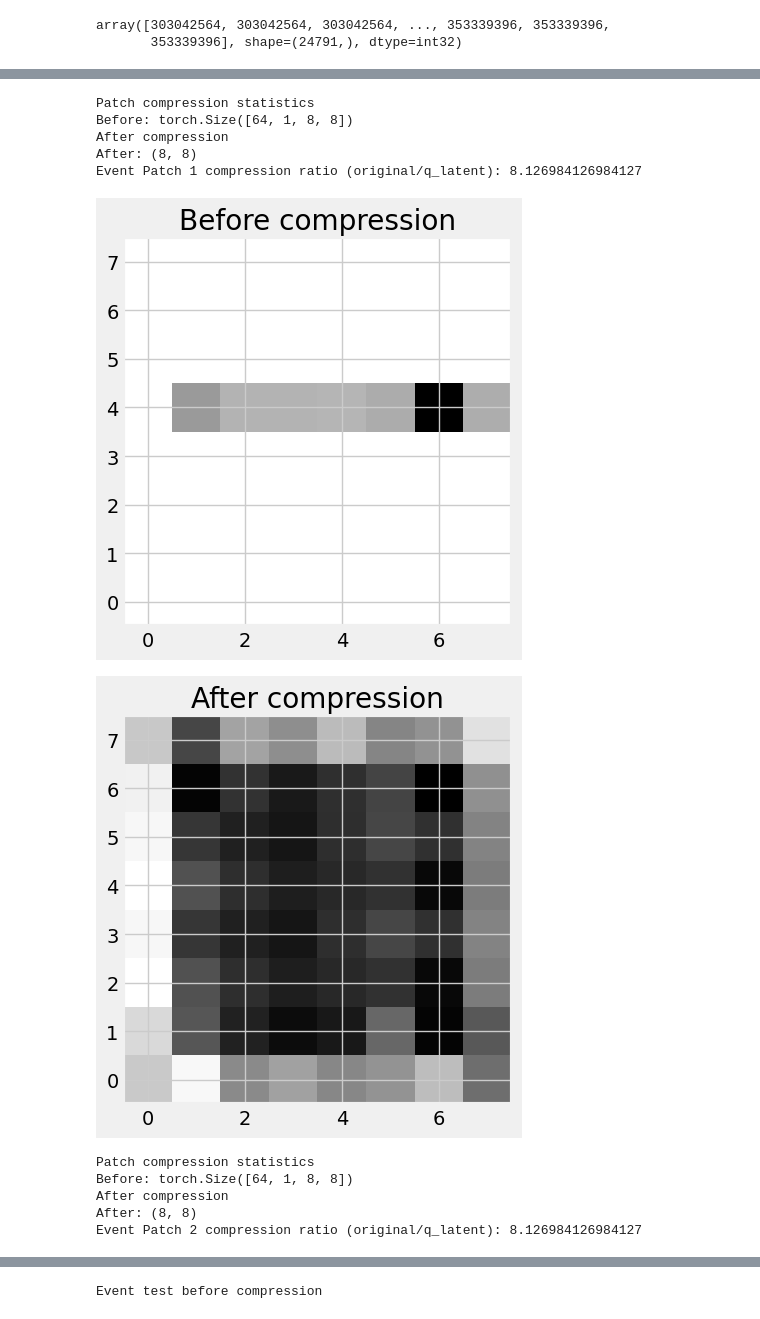
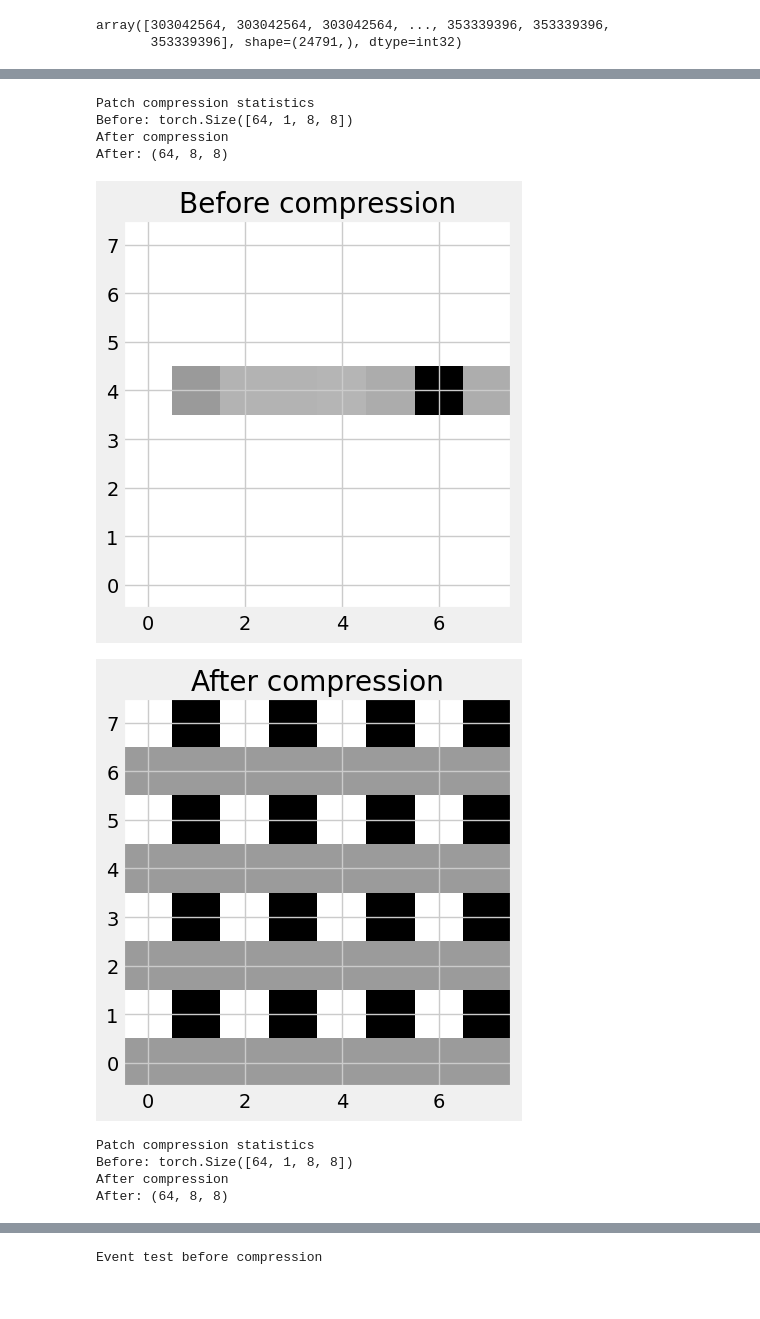
Before and after one commit to pauliusB20/vq-vae-experiments, a Jupyter notebook: cms_particle_hits/main.ipynb, the cells around one changed output, grey strips where cells are left out. Drawn from its saved outputs; the diff is of its cells as text; code cells hidden in the pictures.

```diff
--- a/cms_particle_hits/main.ipynb
+++ b/cms_particle_hits/main.ipynb
@@ -161,13 +158,13 @@ learning_rate = 1e-5
 # num_epochs = 80
 num_epochs = 80
 channels = 1
-latent_dim = 12
+latent_dim = 32
 num_embeddings = 128  # Number of vectors in the codebook
-beta = 0.75 # Beta, the commitment loss weight for moving vectors closer to the cendroid
+beta = 0.21 # Beta, the commitment loss weight for moving vectors closer to the cendroid
 num_residual_hiddens = 3
 num_residual_layers = 2
 
-decay = 0.80
+decay = 0.98
 vq_epsilon = 1e-5
 
 LOG_EVERY = 10
@@ -240,7 +237,7 @@ transform = transforms.Compose([
     transforms.ToTensor()
     # transforms.Normalize(mean=[0.5], std=[0.5])
 ])
-event_dataset = PixelPatchesDataset(event_train, transform)
+event_dataset = PixelPatchesDataset(event_train)
 
 train_loader = DataLoader(
     dataset=event_dataset,
@@ -313,7 +310,9 @@ class VQEmbedding(nn.Module):
         """
 
         # Convert inputs from BCHW -> BHWC
-        inputs = inputs.permute(1, 0, 2, 3).contiguous()
+        # (1, 0, 2, 3
+        inputs = inputs.permute(0, 2, 3, 1).contiguous()
+
         input_shape = inputs.shape
 
         # Flatten input
@@ -338,6 +337,8 @@ class VQEmbedding(nn.Module):
         if self.training:
             with torch.no_grad():
                 # EMA cluster size
+
+                # controlls how smoothly the weights change
                 self._ema_cluster_size.mul_(self._decay).add_(
                     encodings.sum(0), alpha=1 - self._decay
                 )
@@ -377,7 +378,7 @@ class VQEmbedding(nn.Module):
 
         # print(quantized.shape)
 
-        quantized = quantized.permute(1, 0, 2, 3).contiguous()
+        quantized = quantized.permute(0, 3, 1, 2).contiguous()
         # quantized = quantized.contiguous()
         # Convert quantized from BHWC -> BCHW
         return (
@@ -690,6 +717,8 @@ with torch.no_grad():
         hidden_channels = 3,
         kernel_size = 2
     ).to(device)
+    X_test = X_test.permute(1, 0, 2, 3)
+    print(X_test.shape)
     z = model.encoder(X_test)
     z, vq_loss, perplexity, encodings = model.vq_layer(z)
     print(f"Latent shape: {z.shape}")
@@ -714,5 +743,10 @@ with torch.no_grad():
     patch_bits = _get_patch_bits(num_embeddings, encodings.numel())
     print(f"Tensor bits: {X_test_bits}")
     print(f"Used patch bits: {patch_bits}")
+
+    # TOtal codebook size
+    print(f"Embedding size: {encodings.numel()}")
+
+    # print(encodings.shape)
 # %% [output]
 Compression quality measurements
@@ -776,7 +811,7 @@ T_CODEBOOK = 2
 
 model.load_state_dict(torch.load("vq_vae_pileup.pth"))
 model = model.to(device)
-model.eval()
+# model.eval()
 
 # compressing patches
 events_test_patches = [
@@ -794,17 +829,17 @@ for (i, event_test_loader) in enumerate(events_test_loaders):
             (
                 recon_patch,
                 _,
-                perplexity,
+                _,
                 z_q
             ) = model(event_patch)
 
             # Reconstructed adcs
             patch_original = _tensor_to_numpy(
-                event_patch.squeeze(1)[0]
+                event_patch.squeeze(1)
             )
 
             recon_patch_np = _tensor_to_numpy(
-                recon_patch.squeeze(1)[0]
+                recon_patch.squeeze(1)
             )
 
             # compression_ratio = _get_compression_ratio(
@@ -817,17 +852,14 @@ for (i, event_test_loader) in enumerate(events_test_loaders):
             print(f"Before: {event_patch.shape}")
             print("After compression")
             print(f"After: {recon_patch_np.shape}")
-            print(f"Event Patch {j + 1} compression ratio (original/q_latent): {compression_ratio}")
+            # print(f"Event Patch {j + 1} compression ratio (original/q_latent): {compression_ratio}")
 
             if plotted_patches < plot_patches_debug:
-                plot_patch(patch_original, "Before compression")
-                plot_patch(recon_patch_np, "After compression")
+                plot_patch(patch_original[0], "Before compression")
+                plot_patch(recon_patch_np[0], "After compression")
                 plotted_patches += 1
 
             # compression_ratio_values.append(compression_ratio)
-
-            # Saving statistics
-            perplexity_values.append(perplexity.item())
 
             adcs_decoded = recon_patch_np.flatten()
             event_adcs_merged.append(adcs_decoded)
@@ -853,39 +885,37 @@ for (i, event_test_loader) in enumerate(events_test_loaders):
     event_hits = event_patches_to_hits(
         event_patches_decompressed
     )
     decompressed_events.append(event_hits)
 
     print(f"Showing event_id = {event_hits.id_} statistics")
 
     event_codebooks_high = sum([perplexity > T_CODEBOOK for perplexity in perplexity_values])
     event_codebooks_low = sum([perplexity < T_CODEBOOK for perplexity in perplexity_values])
 
     print("-----------")
     print(f"Above limit: {T_CODEBOOK}, codebook count: {event_codebooks_high}")
     print(f"Lower limit: {T_CODEBOOK}, codebook count: {event_codebooks_low}")
 
     print(f"Showing decompressed vs original patches ssim:")
 
     identical_count = sum(list(map(lambda x: x > T_IDENTICAL, ssim_values)))
     similar_count = sum(list(map(lambda x: x > T_SIMILAR and x < T_IDENTICAL, ssim_values)))
     dissimilar_count = sum(list(map(lambda x: x < T_DISSIMILAR, ssim_values)))
 
     print("-----------")
     print(f"Identical patches: {identical_count}")
     print(f"Similar patches: {similar_count}")
     print(f"Dissimilar patches: {dissimilar_count}")
     print("-----------")
 # %% [output]
 Patch compression statistics
 Before: torch.Size([64, 1, 8, 8])
 After compression
-After: (8, 8)
-Event Patch 1 compression ratio (original/q_latent): 8.126984126984127
+After: (64, 8, 8)
 [figure]
-[figure, old version]
+[figure, new version]
 Patch compression statistics
 Before: torch.Size([64, 1, 8, 8])
 After compression
-After: (8, 8)
-Event Patch 2 compression ratio (original/q_latent): 8.126984126984127
+After: (64, 8, 8)
 [figure]
```
Also changed, not shown: parts of 12 cells of this notebook.
